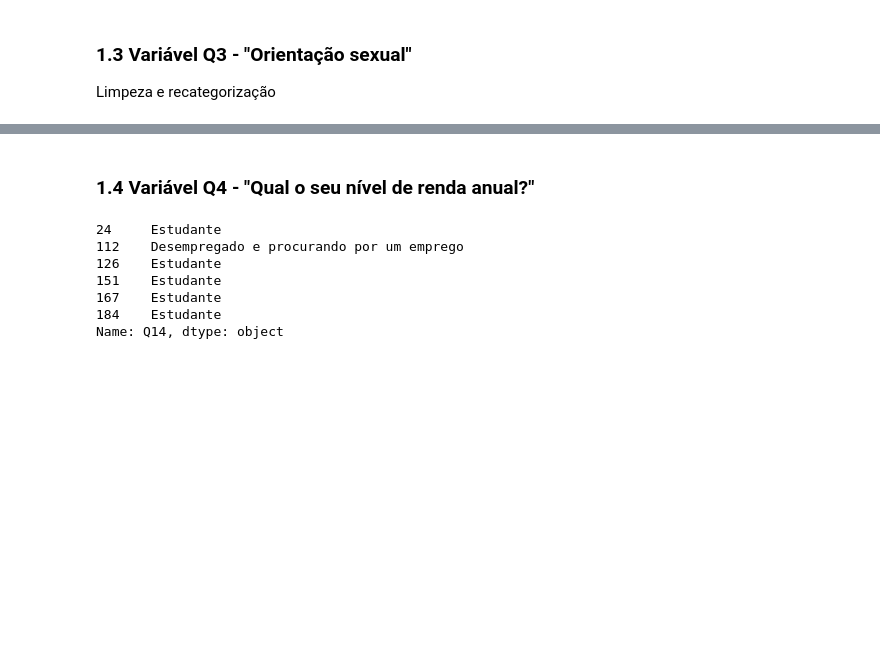
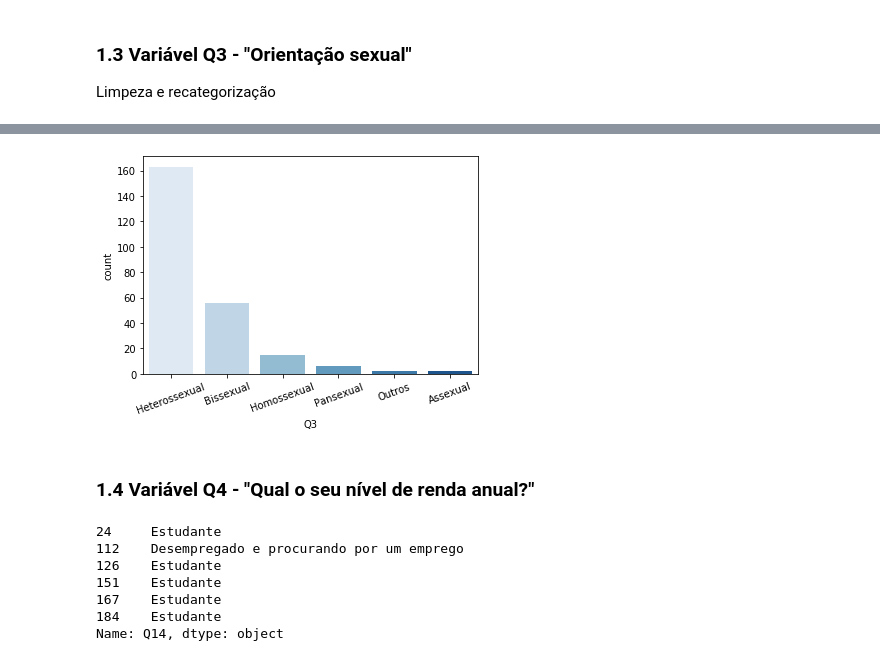
Before and after one commit to claytonrm/AnalisePreditivaSuicidio, a Jupyter notebook: AnalisePreditivaSuicidio.ipynb, the cells around one changed output, grey strips where cells are left out. Drawn from its saved outputs; the diff is of its cells as text; code cells hidden in the pictures; blank space fills up the shorter version.

```diff
--- a/AnalisePreditivaSuicidio.ipynb
+++ b/AnalisePreditivaSuicidio.ipynb
@@ -158,3 +161,10 @@ plt.savefig('q3.png')
+# %%
+chart_q3 = sns.countplot(x='Q3', data=df, palette='Blues', order=df.Q3.value_counts().index)
+chart_q3.set_xticklabels(chart_q3.get_xticklabels(), rotation=20)
+
+plt.savefig('q3.png')
+# %% [output]
+[figure, added]
 # %% [markdown]
 ### 1.4 Variável Q4 - "Qual o seu nível de renda anual?"
 # %%
```
Also changed, not shown: parts of 36 cells of this notebook.
